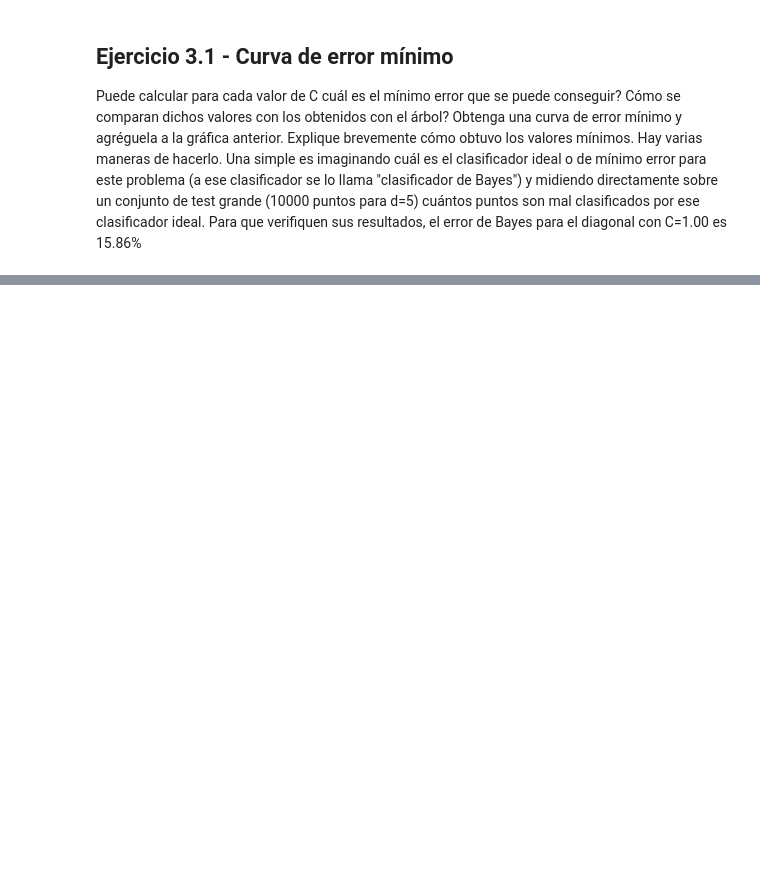
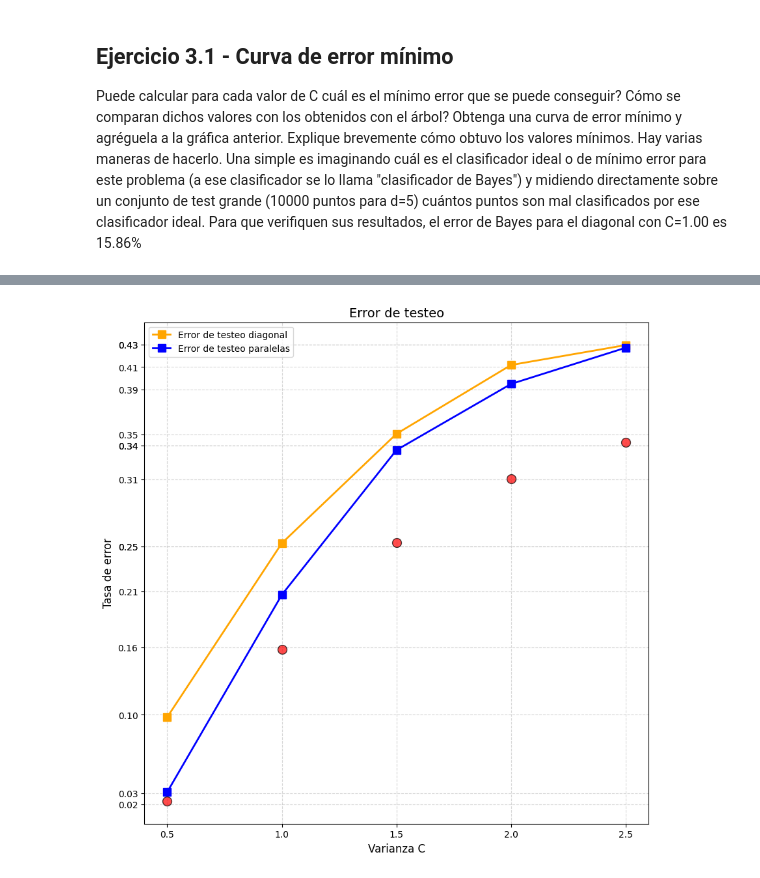
Before and after one commit to octaviorassi/DecisionTrees, a Jupyter notebook: Ejercicio3.ipynb, the cells around one changed output, grey strips where cells are left out. Saved outputs shown, nothing was run; the diff lists cells and outputs as text; code cells hidden in the pictures; blank space fills up the shorter version.

```diff
--- a/Ejercicio3.ipynb
+++ b/Ejercicio3.ipynb
@@ -153,12 +159,12 @@ Hay varias maneras de hacerlo. Una simple es imaginando cuál es el clasificador
 
 from scipy.stats import multivariate_normal
 
-def bayesClassifier(data, meanClass0, meanClass1, standarDeviation):
+def bayesClassifier(data, meanClass0, meanClass1, standardDeviation):
 
     # Todos los puntos en data tienen la misma dimension
     d = len(data[0])
 
-    covarianceMatrix = np.eye(d) * (standarDeviation ** 2)
+    covarianceMatrix = np.eye(d) * (standardDeviation ** 2)
 
     distributionClass0 = multivariate_normal(mean=meanClass0, cov=covarianceMatrix)
     distributionClass1 = multivariate_normal(mean=meanClass1, cov=covarianceMatrix)
@@ -194,16 +204,25 @@ def bayesClassifierDiagonal(data, C):
 # %%
+bayesErrorsDiagonal = []
 for cval in cvals:
 
-    testSet     = diagonales(ntest,d,cval)
+    testSet     = diagonales(ntest * 10, d, cval)
     testPredict = bayesClassifierDiagonal(list(testSet["Input"]), cval)
     testLoss    = zero_one_loss(testSet["Output"], testPredict)
+
+    bayesErrorsDiagonal.append(testLoss)
+
     print(f"C = {cval} -> error = {testLoss}")
 
-
+bayesErrorsParallel = []
 for cval in cvals:
 
-    testSet     = paralelas(ntest,d,cval)
+    testSet     = paralelas(ntest * 10, d, cval)
     testPredict = bayesClassifierParallel(list(testSet["Input"]), cval)
     testLoss    = zero_one_loss(testSet["Output"], testPredict)
+
+    bayesErrorsParallel.append(testLoss)
+
     print(f"C = {cval} -> error = {testLoss}")
+
+# Observacion: dan igual. Sabiendo la distribución, el problema de clasificar los datos de paralelas() y de diagonales() son iguales pero rotados.
 # %% [output]
@@ -219,0 +242,35 @@ C = 2.5 -> error = 0.5636
+# %%
+# Una vez calculados los errores y cantidad de nodos para cada par de clasificador y conjunto de entrenamiento, tomamos las medias
+meanTestErrorsDiagonales     = [np.mean(errorList) for errorList in testErrorsDiagonales]
+meanTestErrorsParalelas      = [np.mean(errorList) for errorList in testErrorsParalelas]
+
+plt.figure(figsize = (10, 10))
+
+# Graficamos error de testeo para cada generador
+plt.plot(cvals, meanTestErrorsDiagonales, color="orange", marker='s', linestyle='-', linewidth=2, markersize=8, label='Error de testeo diagonal')
+plt.plot(cvals, meanTestErrorsParalelas, color="blue", marker='s', linestyle='-', linewidth=2, markersize=8, label='Error de testeo paralelas')
+
+# Y los errores de bayes para cada cval
+plt.scatter(cvals, bayesErrorsDiagonal, color="red", marker='o', s=100,
+            edgecolor='black', alpha=0.7, zorder=3)
+# plt.scatter(cvals, bayesErrorsParallel, color = "blue")  No lo ploteamos porque es igual.
+
+
+plt.xlabel("Varianza C", fontsize=12)
+plt.ylabel("Tasa de error", fontsize=12)
+plt.title("Error de testeo", fontsize=14)
+plt.grid(True, which="both", linestyle='--', alpha=0.5)
+plt.legend(fontsize=10)
+
+# Marcamos los tamaños adecuados en el eje X
+axes = plt.gca()
+axes.set_xticks(cvals)
+axes.get_xaxis().set_major_formatter(plt.ScalarFormatter()) # Esto cambia los numeros a notacion normal y no cientifica
+axes.tick_params(axis='x', which='minor', bottom=False)     # Esconde los ticks del eje que no son relevantes
+
+# Y setteamos los valores del eje Y para que matcheen con nuestros resultados
+axes.set_yticks(np.round(sorted(set(meanTestErrorsDiagonales + meanTestErrorsParalelas + bayesErrorsDiagonal)), decimals=2))
+
+plt.show()
+# %% [output]
+[figure, added]
```
Also changed, not shown: parts of 10 cells of this notebook.
